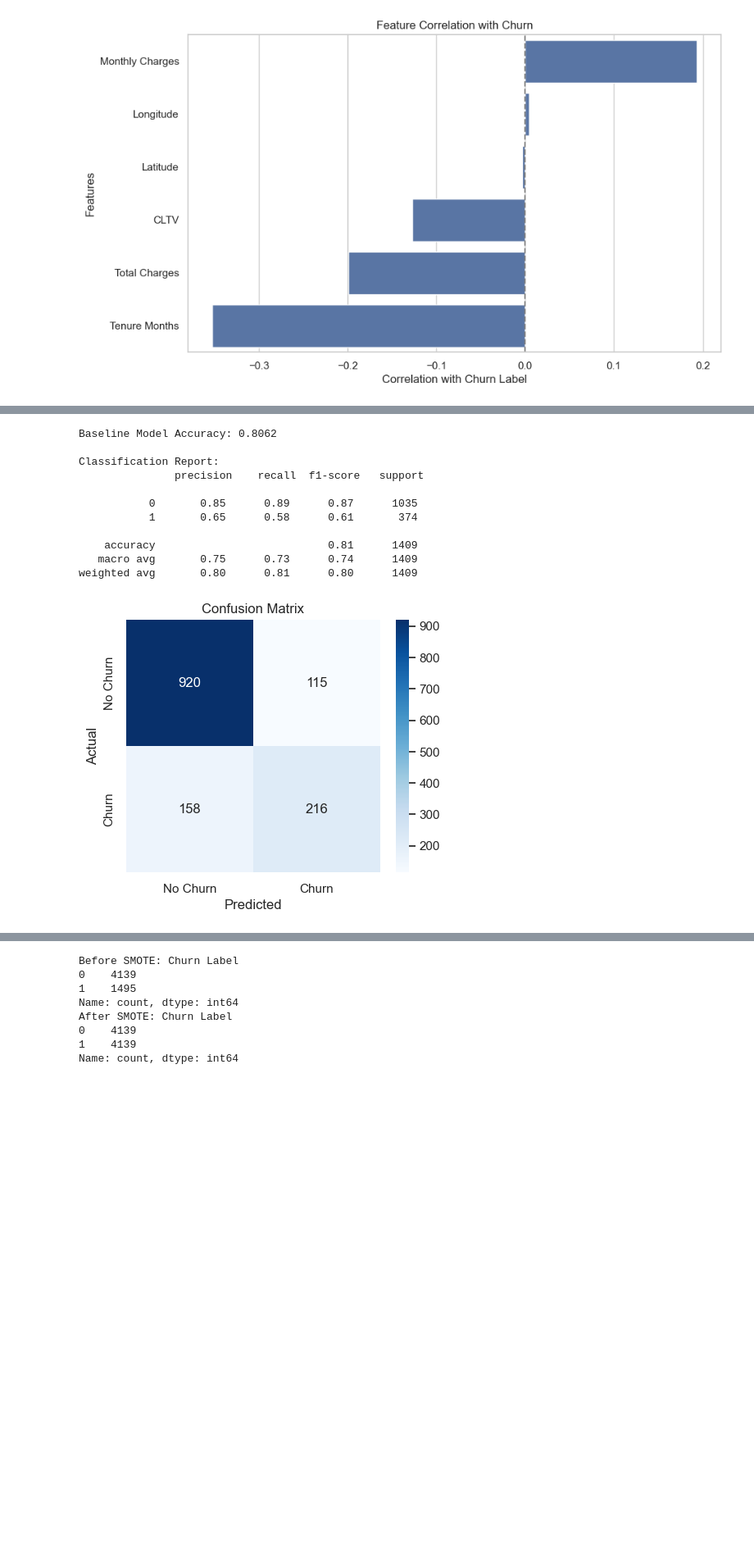
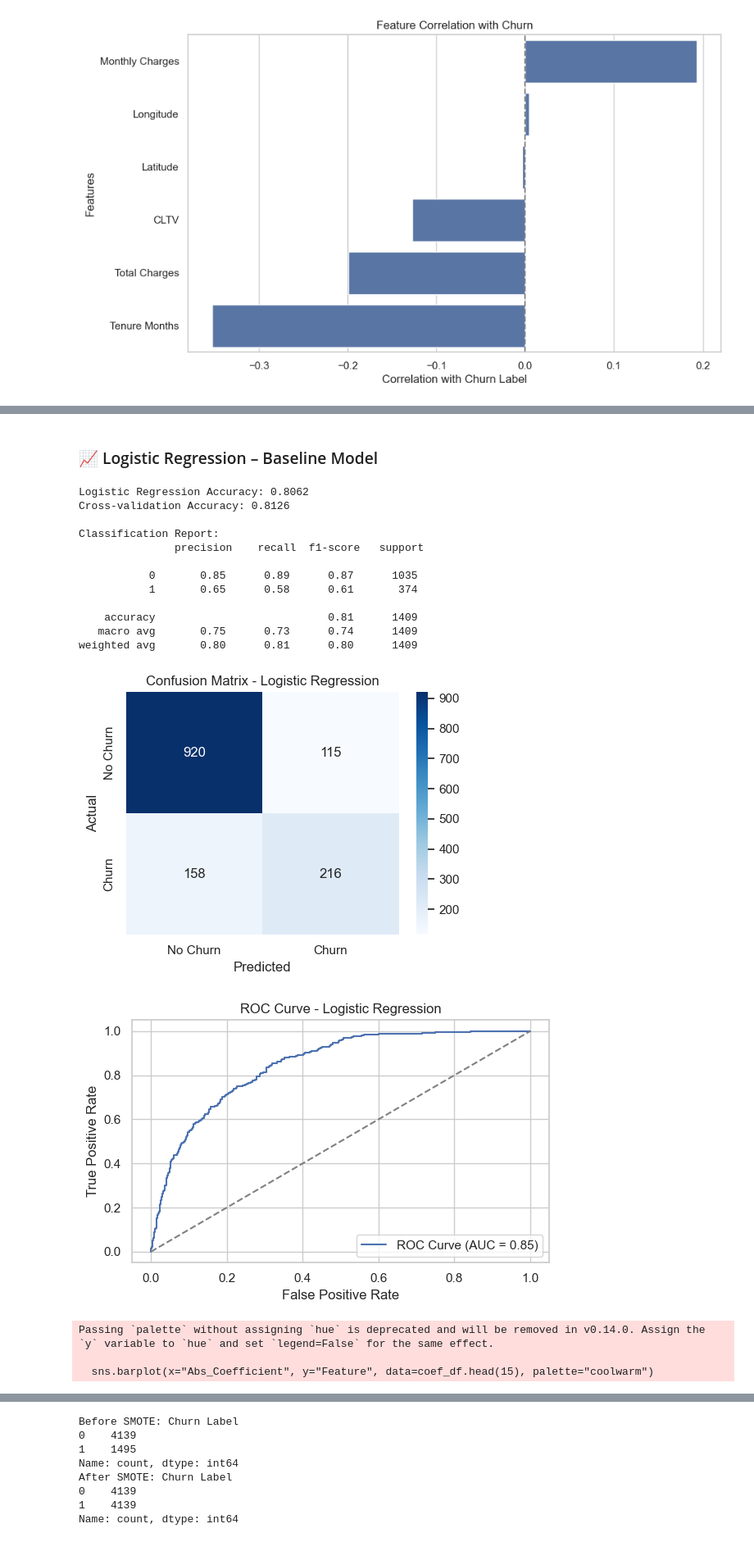
Before and after one commit to amharringthon/IBM-Telco-Churn-Prediction, a Jupyter notebook: Telecom_Churn_EDA_Model.ipynb, the cells around one changed output, grey strips where cells are left out. Shown at 82% size. Saved outputs shown, nothing was run; the diff lists cells and outputs as text; code cells hidden in the pictures; blank space fills up the shorter version.

```diff
--- a/Telecom_Churn_EDA_Model.ipynb
+++ b/Telecom_Churn_EDA_Model.ipynb
@@ -462,44 +588,85 @@ from sklearn.model_selection import train_test_split
 
 # Split dataset into train and test sets
 X_train, X_test, y_train, y_test = train_test_split(X, y, test_size=0.2, random_state=42, stratify=y)
+# %% [markdown]
+### 📈 Logistic Regression – Baseline Model
 # %%
 from sklearn.linear_model import LogisticRegression
-from sklearn.metrics import accuracy_score, classification_report, confusion_matrix
+from sklearn.model_selection import cross_val_score
+from sklearn.metrics import accuracy_score, classification_report, confusion_matrix, roc_auc_score, roc_curve
+import matplotlib.pyplot as plt
+import seaborn as sns
+import numpy as np
+import pandas as pd
 
 # Initialize and train the model
-model = LogisticRegression(max_iter=1000)
-model.fit(X_train, y_train)
+lr_model = LogisticRegression(max_iter=1000)
+lr_model.fit(X_train, y_train)
 
 # Predictions
-y_pred = model.predict(X_test)
+y_pred = lr_model.predict(X_test)
+y_proba = lr_model.predict_proba(X_test)[:, 1]  # For ROC curve
 
-# Evaluate performance
+# Cross-validation scores (5-fold CV)
+cv_scores = cross_val_score(lr_model, X_train, y_train, cv=5, scoring='accuracy')
+cv_mean = np.mean(cv_scores)
+
+# Evaluation metrics
 accuracy = accuracy_score(y_test, y_pred)
-print(f"Baseline Model Accuracy: {accuracy:.4f}")
-
-# Detailed classification report
+print(f"Logistic Regression Accuracy: {accuracy:.4f}")
+print(f"Cross-validation Accuracy: {cv_mean:.4f}")  # Display CV score
 print("\nClassification Report:\n", classification_report(y_test, y_pred))
 
-# Confusion Matrix
-import seaborn as sns
-import matplotlib.pyplot as plt
-
-plt.figure(figsize=(5,4))
-sns.heatmap(confusion_matrix(y_test, y_pred), annot=True, fmt='d', cmap='Blues', xticklabels=["No Churn", "Churn"], yticklabels=["No Churn", "Churn"])
+# Confusion matrix
+plt.figure(figsize=(5, 4))
+sns.heatmap(confusion_matrix(y_test, y_pred), annot=True, fmt='d', cmap='Blues',
+            xticklabels=["No Churn", "Churn"], yticklabels=["No Churn", "Churn"])
 plt.xlabel("Predicted")
 plt.ylabel("Actual")
-plt.title("Confusion Matrix")
+plt.title("Confusion Matrix - Logistic Regression")
+plt.tight_layout()
 plt.show()
+
+# ROC Curve
+fpr, tpr, thresholds = roc_curve(y_test, y_proba)
+plt.figure(figsize=(6, 4))
+plt.plot(fpr, tpr, label=f"ROC Curve (AUC = {roc_auc_score(y_test, y_proba):.2f})")
+plt.plot([0, 1], [0, 1], linestyle="--", color="gray")
+plt.xlabel("False Positive Rate")
+plt.ylabel("True Positive Rate")
+plt.title("ROC Curve - Logistic Regression")
+plt.legend()
+plt.tight_layout()
+plt.show()
+
+# Feature importance (coefficients)
+coefficients = lr_model.coef_[0]
+coef_df = pd.DataFrame({'Feature': X.columns, 'Coefficient': coefficients})
+coef_df['Abs_Coefficient'] = np.abs(coef_df['Coefficient'])
+coef_df = coef_df.sort_values(by='Abs_Coefficient', ascending=False)
+
+# Plot top 15 influential features
+plt.figure(figsize=(10, 6))
+sns.barplot(x="Abs_Coefficient", y="Feature", data=coef_df.head(15), palette="coolwarm")
+plt.title("Top 15 Most Influential Features (Logistic Regression)")
+plt.xlabel("Absolute Coefficient")
+plt.tight_layout()
+plt.show()
 # %% [output]
-Baseline Model Accuracy: 0.8062
+Logistic Regression Accuracy: 0.8062
+Cross-validation Accuracy: 0.8126
 
 Classification Report:
                precision    recall  f1-score   support
 
            0       0.85      0.89      0.87      1035
            1       0.65      0.58      0.61       374
 
     accuracy                           0.81      1409
    macro avg       0.75      0.73      0.74      1409
 weighted avg       0.80      0.81      0.80      1409
-[figure, old version]
+[figure, new version]
+[figure, added]
+Passing `palette` without assigning `hue` is deprecated and will be removed in v0.14.0. Assign the `y` variable to `hue` and set `legend=False` for the same effect.
+
+  sns.barplot(x="Abs_Coefficient", y="Feature", data=coef_df.head(15), palette="coolwarm")
```
Also changed, not shown: parts of 70 cells of this notebook, 1 other file.
